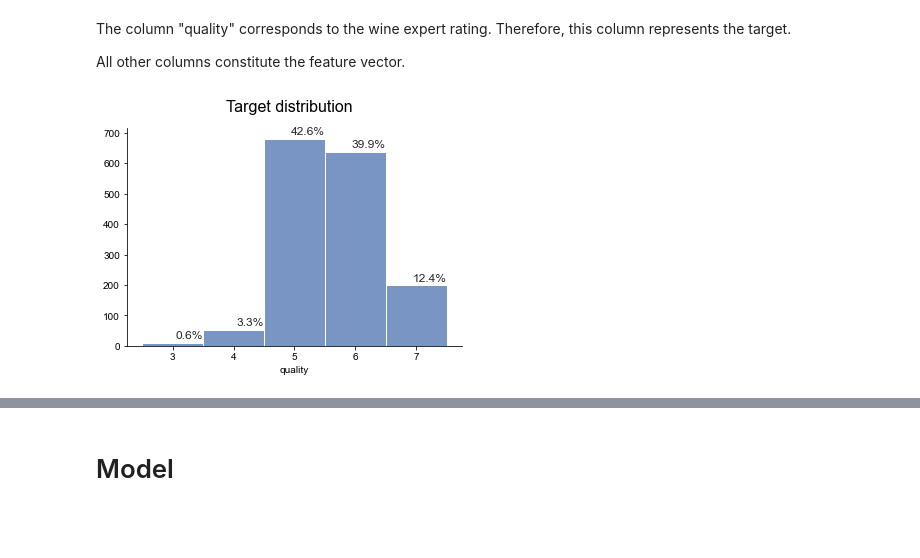
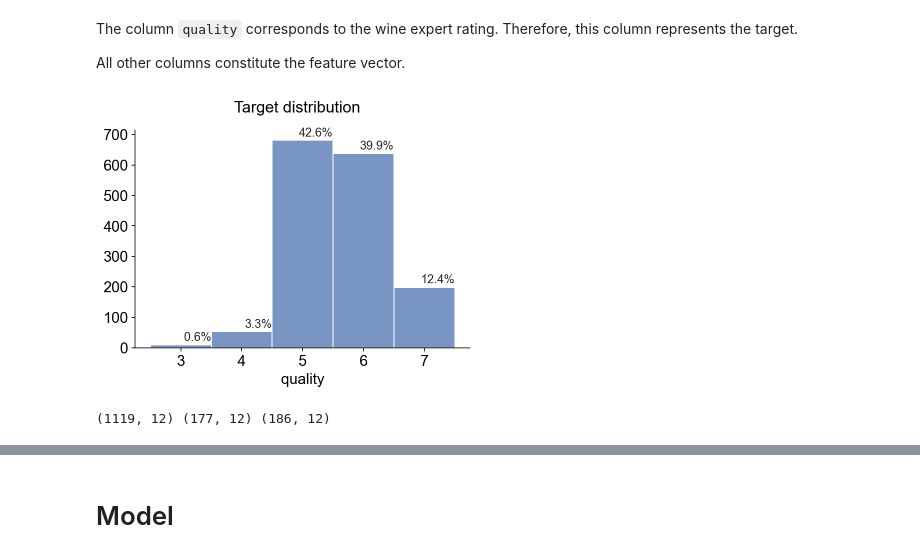
Before and after one commit to nataliasc/iannwtf, a Jupyter notebook: hw-week04/hw-week04-group27.ipynb, the cells around one changed output, grey strips where cells are left out. Cells and saved outputs as stored; diff of their text form; code cells hidden in the pictures; blank space fills up the shorter version.

```diff
--- a/hw-week04/hw-week04-group27.ipynb
+++ b/hw-week04/hw-week04-group27.ipynb
@@ -25,11 +26,13 @@ df_wine_quality
 # %% [markdown]
-The column "quality" corresponds to the wine expert rating. Therefore, this column represents the target.
+The column `quality` corresponds to the wine expert rating. Therefore, this column represents the target.
 
 All other columns constitute the feature vector.
 # %%
 import matplotlib.pyplot as plt
 import seaborn as sns
 import numpy as np
+%config InlineBackend.figure_format = 'retina'
+plt.rcParams['font.size'] = 15
 
 # function to create a histogram of the desired df column
 def createSubplotHist(data, x, ax, bins):
@@ -67,8 +70,8 @@ def addPercentages(data, var, N, ax):
 # %%
 fig, ax = plt.subplots(nrows=1, ncols=1)
 fig.suptitle('Target distribution', fontsize=16)
-sns.set()
+sns.set(style="white")
 
 createSubplotHist(df_wine_quality, "quality", ax, np.array(sorted(df_wine_quality["quality"].unique()))-0.5)
 # %% [output]
-[figure, old version]
+[figure, new version]
@@ -85,3 +78,13 @@ df_valid = df_wine_quality.copy() # use the remaining data for validation
+# %%
+# Split the dataset into a train, test and validation datasets
+
+df_train = df_wine_quality.sample(frac=0.7) # use 70% of the dataset for the training set
+df_valid = pd.merge(df_wine_quality, df_train, indicator=True, how='outer').query('_merge=="left_only"').drop('_merge', axis=1)
+df_test = df_valid.sample(frac=.5)
+df_valid = pd.merge(df_valid, df_test, indicator=True, how='outer').query('_merge=="left_only"').drop('_merge', axis=1)
+print(df_train.shape,df_valid.shape,df_test.shape)
+# %% [output]
+(1119, 12) (177, 12) (186, 12)
 # %%
 # Separate the labels from the input and store them
 
```
Also changed, not shown: parts of 10 cells of this notebook.
